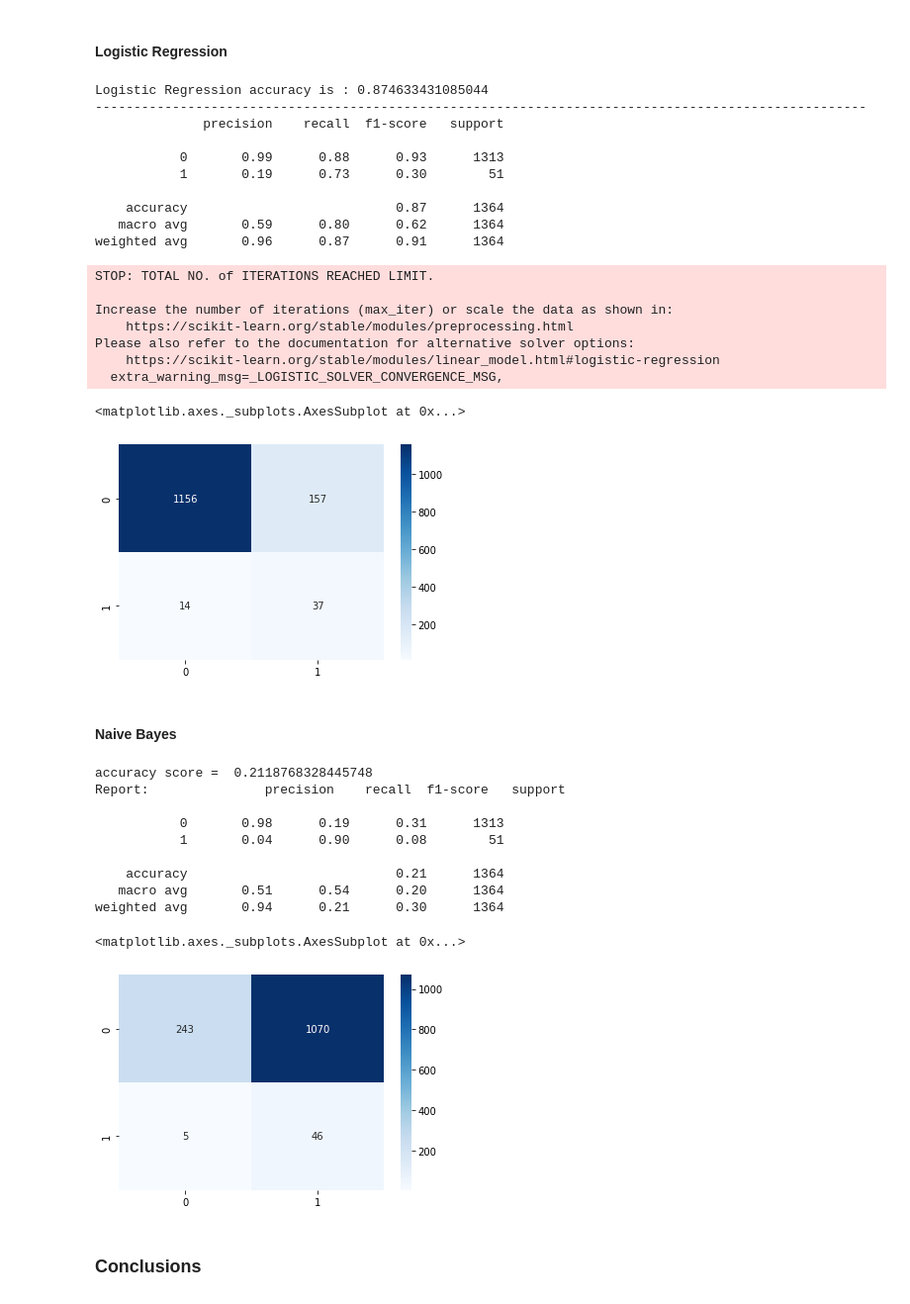
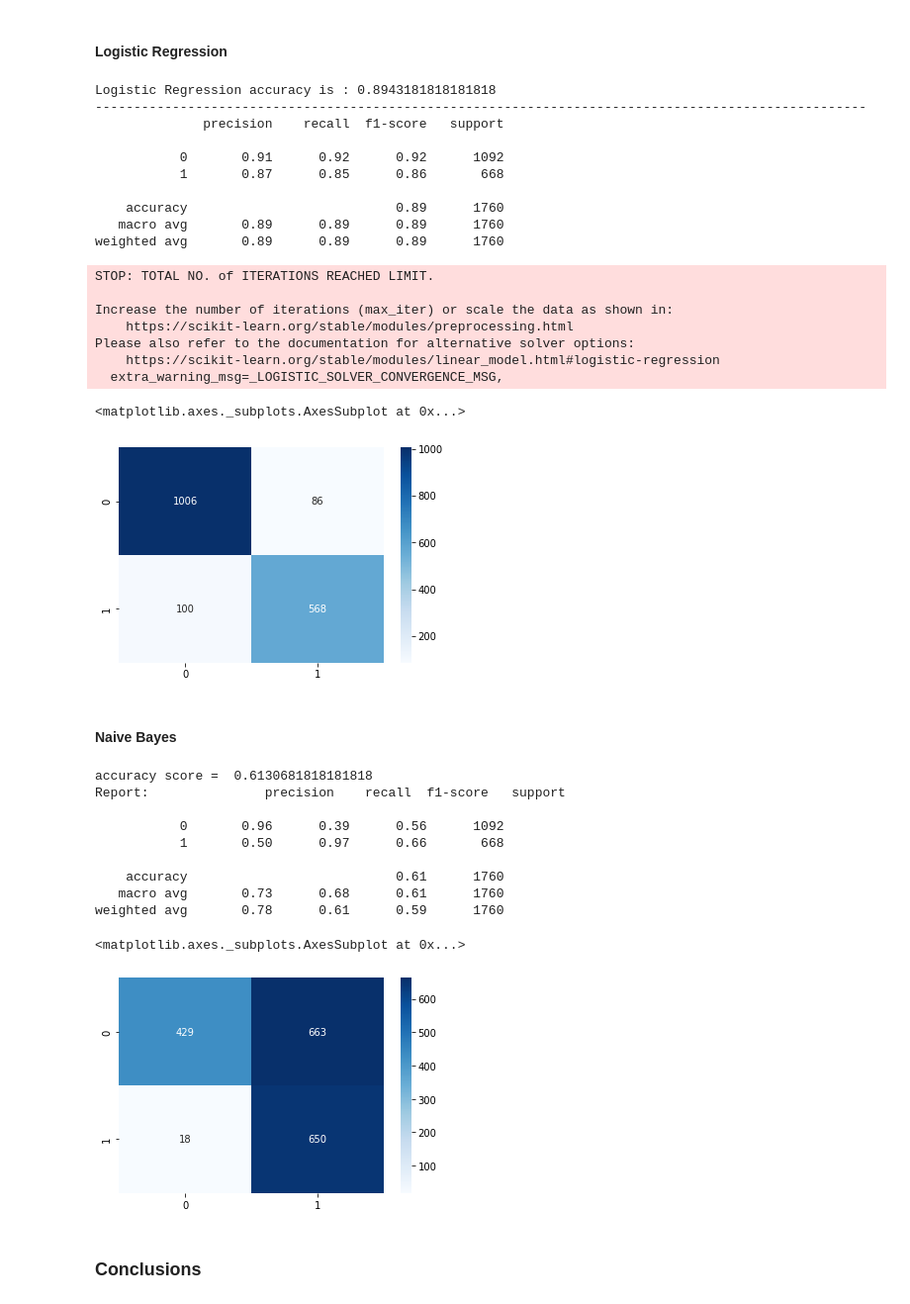
Before and after one commit to erinmcmahon26/Company-Bankruptcy-Prediction, a Jupyter notebook: Company_Bankruptcy_SMOTE.ipynb, the cells around one changed output. Shown: that part at 99% size. Drawn from its saved outputs; the diff is of its cells as text; code cells hidden in the pictures.

Commit message:
edit SMOTE sampling process

```diff
--- a/Company_Bankruptcy_SMOTE.ipynb
+++ b/Company_Bankruptcy_SMOTE.ipynb
@@ -50,2 +58,9 @@ x = scaler.fit_transform(x.astype(np.float64))
+# %%
+over = SMOTE(sampling_strategy=0.5)
+under = RandomUnderSampler(sampling_strategy=0.6)
+steps = [('o', over), ('u', under)]
+pipeline = Pipeline(steps=steps)
+# %%
+x, y = pipeline.fit_resample(x, y)
 # %%
 x_train, x_test, y_train, y_test = train_test_split(x, y, test_size = .2, random_state = 42)
@@ -86,7 +70,7 @@ x_smt2, y_smt2 = pipeline.fit_resample(x_smt, y_smt)
 #### SMV no kernal
 # %%
 svc = SVC()
-svc.fit(x_smt2, y_smt2)
+svc.fit(x_train, y_train)
 
 sy_pred = svc.predict(x_test)
 cm = confusion_matrix(y_test, sy_pred)
@@ -112,7 +96,7 @@ weighted avg       0.96      0.88      0.91      1364
 #### Logistic Regression
 # %%
 lr_model = LogisticRegression()
-lr_model.fit(x_smt2,y_smt2)
+lr_model.fit(x_train,y_train)
 accuracy_lr = lr_model.score(x_test,y_test)
 print("Logistic Regression accuracy is :",accuracy_lr)
 ly_pred= lr_model.predict(x_test)
@@ -122,16 +106,16 @@ print(report)
 cm = confusion_matrix(y_test,lr_model.predict(x_test))
 sns.heatmap(cm,annot=True,fmt="d",cmap = "Blues")
 # %% [output]
-Logistic Regression accuracy is : 0.874633431085044
+Logistic Regression accuracy is : 0.8943181818181818
 ----------------------------------------------------------------------------------------------------
               precision    recall  f1-score   support
 
-           0       0.99      0.88      0.93      1313
-           1       0.19      0.73      0.30        51
+           0       0.91      0.92      0.92      1092
+           1       0.87      0.85      0.86       668
 
-    accuracy                           0.87      1364
-   macro avg       0.59      0.80      0.62      1364
-weighted avg       0.96      0.87      0.91      1364
+    accuracy                           0.89      1760
+   macro avg       0.89      0.89      0.89      1760
+weighted avg       0.89      0.89      0.89      1760
 STOP: TOTAL NO. of ITERATIONS REACHED LIMIT.
 
 Increase the number of iterations (max_iter) or scale the data as shown in:
@@ -140,33 +124,33 @@ Please also refer to the documentation for alternative solver options:
     https://scikit-learn.org/stable/modules/linear_model.html#logistic-regression
   extra_warning_msg=_LOGISTIC_SOLVER_CONVERGENCE_MSG,
 <matplotlib.axes._subplots.AxesSubplot at 0x...>
-[figure, old version]
+[figure, new version]
 # %% [markdown]
 #### Naive Bayes
 # %%
 nb = GaussianNB()
-nb.fit(x_smt2,y_smt2)
+nb.fit(x_train,y_train)
 
 ny_pred = nb.predict(x_test)
 cm = confusion_matrix(y_test,ny_pred)
 
 nba = accuracy_score(y_test, ny_pred)
 print('accuracy score = ', accuracy_score(y_test, ny_pred))
 print("Report:", classification_report(y_test, ny_pred))
 
 sns.heatmap(cm,annot=True,fmt="d",cmap = "Blues")
 # %% [output]
-accuracy score =  0.2118768328445748
+accuracy score =  0.6130681818181818
 Report:               precision    recall  f1-score   support
 
-           0       0.98      0.19      0.31      1313
-           1       0.04      0.90      0.08        51
+           0       0.96      0.39      0.56      1092
+           1       0.50      0.97      0.66       668
 
-    accuracy                           0.21      1364
-   macro avg       0.51      0.54      0.20      1364
-weighted avg       0.94      0.21      0.30      1364
+    accuracy                           0.61      1760
+   macro avg       0.73      0.68      0.61      1760
+weighted avg       0.78      0.61      0.59      1760
 <matplotlib.axes._subplots.AxesSubplot at 0x...>
-[figure, old version]
+[figure, new version]
 # %% [markdown]
 ### Conclusions
 # %%
```
Also changed, not shown: parts of 16 cells of this notebook.
